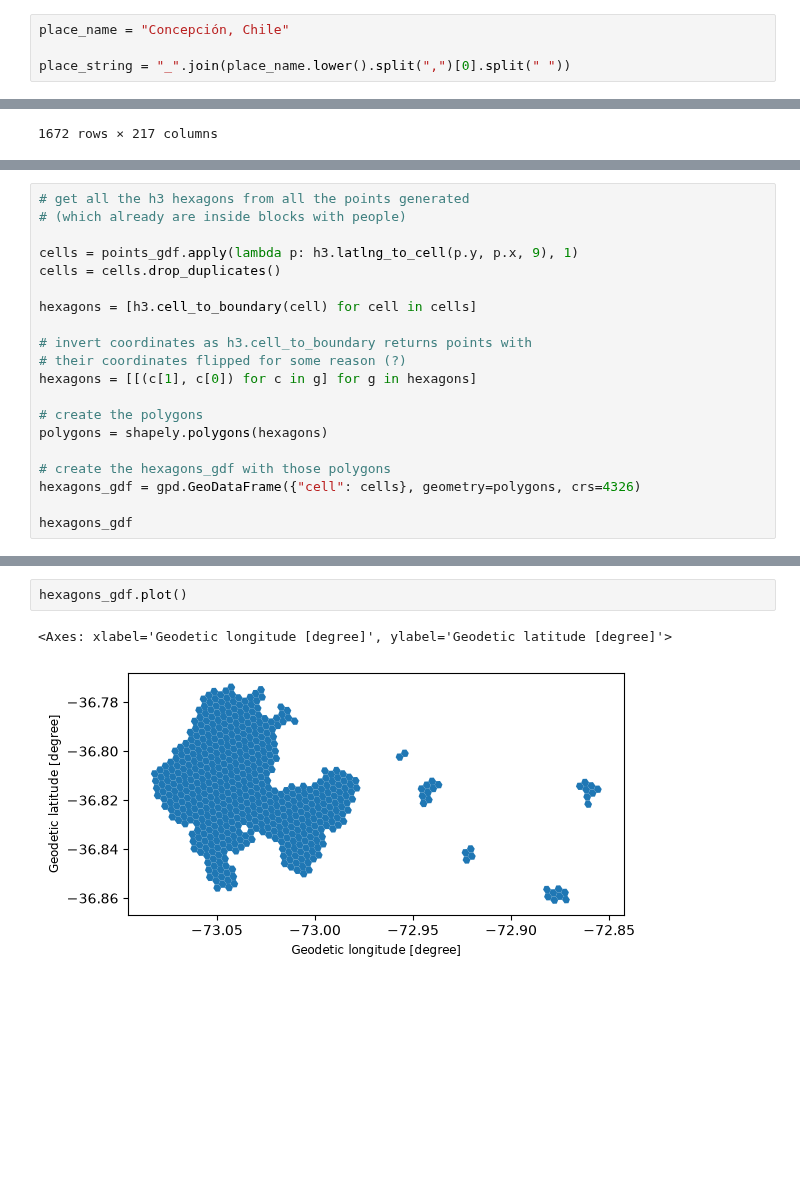
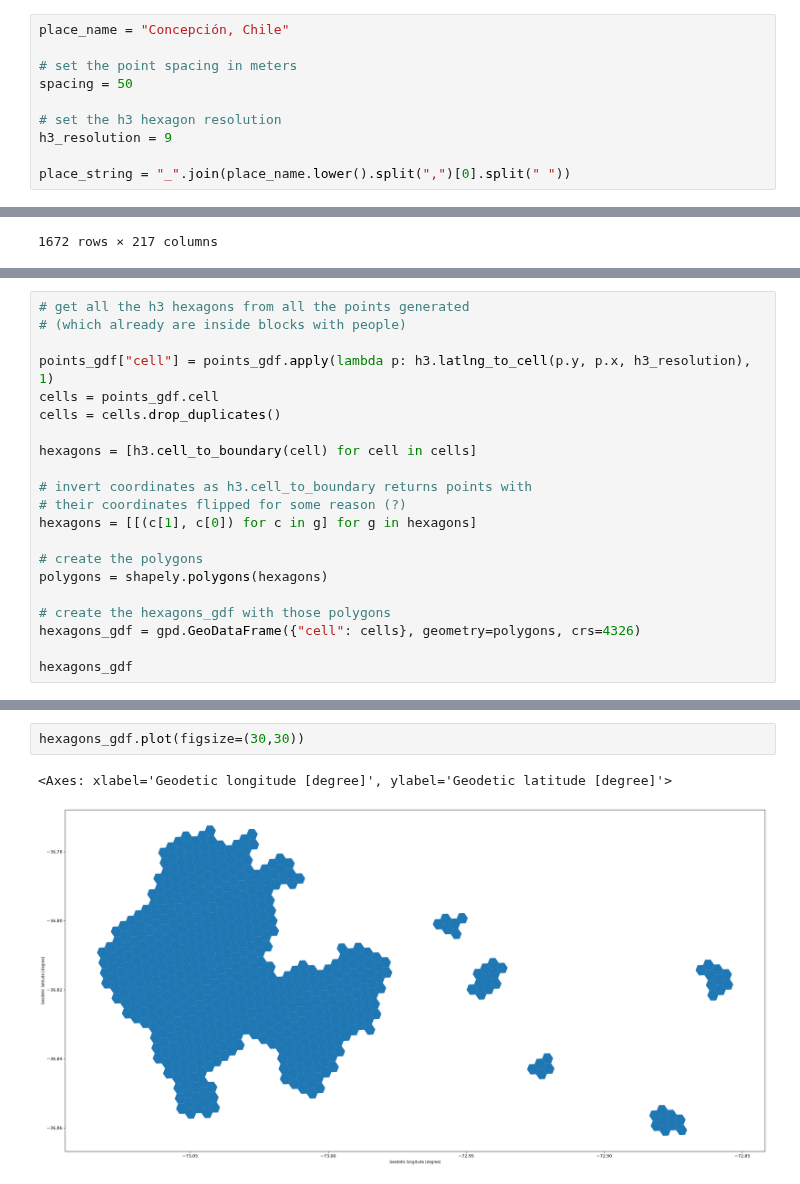
Before and after one commit to zetaso/accessity, a Jupyter notebook: points_and_hexagons.ipynb, the cells around one changed output, grey strips where cells are left out. Saved outputs shown, nothing was run; the diff lists cells and outputs as text; blank space fills up the shorter version.

```diff
--- a/points_and_hexagons.ipynb
+++ b/points_and_hexagons.ipynb
@@ -11,6 +11,12 @@ pd.set_option("display.max_columns", None)
 # %%
 place_name = "Concepción, Chile"
 
+# set the point spacing in meters
+spacing = 50
+
+# set the h3 hexagon resolution
+h3_resolution = 9
+
 place_string = "_".join(place_name.lower().split(",")[0].split(" "))
 # %%
 blocks_gdf = gpd.read_parquet("blocks/Cartografia_censo2024_Pais_Manzanas.parquet")
@@ -84,7 +90,8 @@ points_gdf.to_parquet(f"points/points_{place_string}.parquet")
 # get all the h3 hexagons from all the points generated
 # (which already are inside blocks with people)
 
-cells = points_gdf.apply(lambda p: h3.latlng_to_cell(p.y, p.x, 9), 1)
+points_gdf["cell"] = points_gdf.apply(lambda p: h3.latlng_to_cell(p.y, p.x, h3_resolution), 1)
+cells = points_gdf.cell
 cells = cells.drop_duplicates()
 
 hexagons = [h3.cell_to_boundary(cell) for cell in cells]
@@ -119,5 +155,5 @@ hexagons_gdf.to_parquet(f"hexagons/hexagons_{place_string}.parquet")
 # %%
-hexagons_gdf.plot()
+hexagons_gdf.plot(figsize=(30,30))
 # %% [output]
 <Axes: xlabel='Geodetic longitude [degree]', ylabel='Geodetic latitude [degree]'>
-[figure, old version]
+[figure, new version]
```
Also changed, not shown: parts of 9 cells of this notebook, 7 other files.
